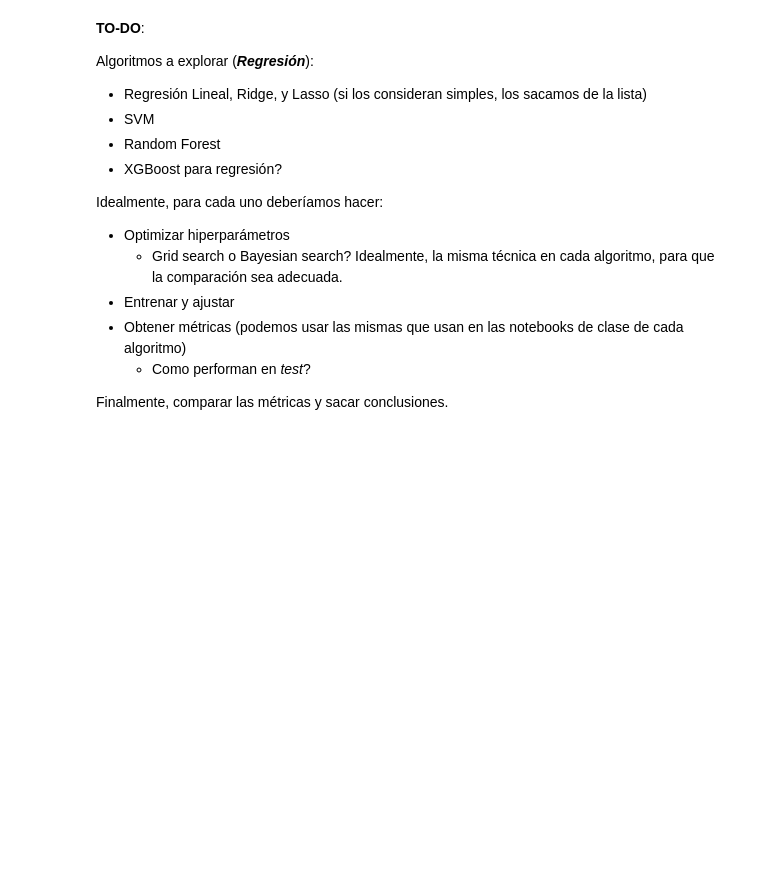
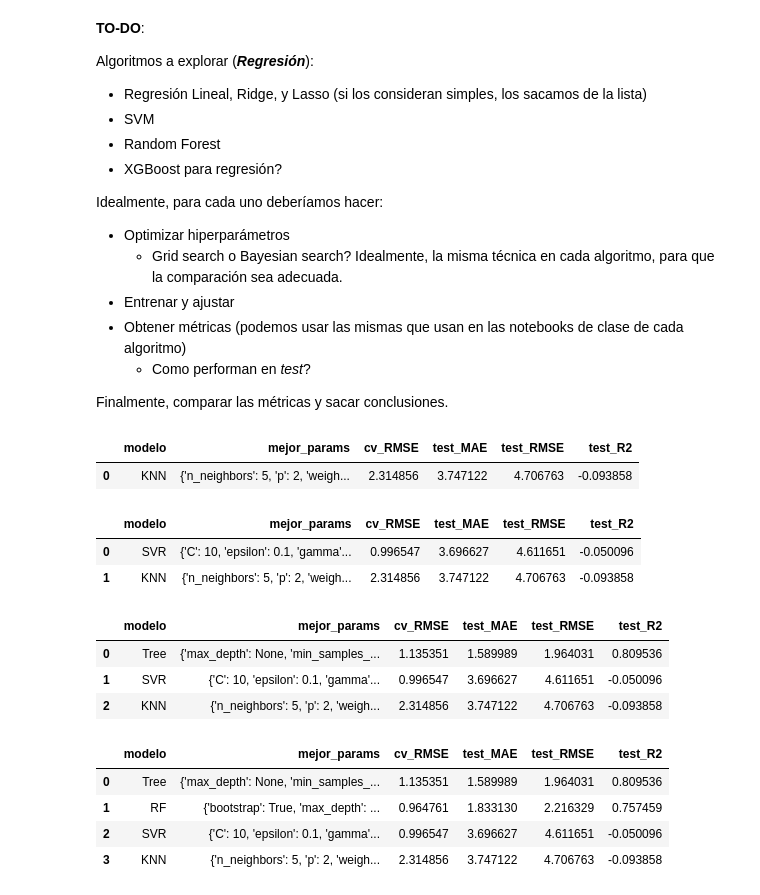
Before and after one commit to gasper-az/aprMaqI_CEIA, a Jupyter notebook: trabajo_practico/ResolucionTrabajoPractico.ipynb, the cells around one changed output. Cells and saved outputs as stored; diff of their text form; code cells hidden in the pictures; blank space fills up the shorter version.

```diff
--- a/trabajo_practico/ResolucionTrabajoPractico.ipynb
+++ b/trabajo_practico/ResolucionTrabajoPractico.ipynb
@@ -1123,0 +1228,59 @@ Finalmente, comparar las métricas y sacar conclusiones.
+# %%
+from sklearn.neighbors import KNeighborsRegressor
+
+knn = GridSearchCV(
+    KNeighborsRegressor(),
+    {"n_neighbors":[3,5,7,9,11,15,21,31], "weights":["uniform","distance"], "p":[1,2]},
+    scoring=rmse_scorer, cv=cv, n_jobs=-1, verbose=0
+)
+best_knn = eval_and_store("KNN", knn, X_train, y_train, X_test, y_test)
+# %% [output]
+|  | modelo | mejor_params | cv_RMSE | test_MAE | test_RMSE | test_R2 |
+| 0 | KNN | {'n_neighbors': 5, 'p': 2, 'weigh... | 2.314856 | 3.747122 | 4.706763 | -0.093858 |
+# %%
+from sklearn.svm import SVR
+
+svr = GridSearchCV(
+    SVR(kernel="rbf"),
+    {"C":[0.1,1,10,100,1000], "gamma":["scale","auto",1e-1,1e-2,1e-3], "epsilon":[0.1,0.2,0.3]},
+    scoring=rmse_scorer, cv=cv, n_jobs=-1, verbose=0
+)
+best_svr = eval_and_store("SVR", svr, X_train, y_train, X_test, y_test)
+# %% [output]
+|  | modelo | mejor_params | cv_RMSE | test_MAE | test_RMSE | test_R2 |
+| 0 | SVR | {'C': 10, 'epsilon': 0.1, 'gamma'... | 0.996547 | 3.696627 | 4.611651 | -0.050096 |
+| 1 | KNN | {'n_neighbors': 5, 'p': 2, 'weigh... | 2.314856 | 3.747122 | 4.706763 | -0.093858 |
+# %%
+from sklearn.tree import DecisionTreeRegressor
+
+tree = GridSearchCV(
+    DecisionTreeRegressor(random_state=random_state),
+    {"max_depth":[None,5,10,20,30], "min_samples_split":[2,5,10,20], "min_samples_leaf":[1,2,4,8]},
+    scoring=rmse_scorer, cv=cv, n_jobs=-1, verbose=0
+)
+best_tree = eval_and_store("Tree", tree, X_train, y_train, X_test, y_test)
+# %% [output]
+|  | modelo | mejor_params | cv_RMSE | test_MAE | test_RMSE | test_R2 |
+| 0 | Tree | {'max_depth': None, 'min_samples_... | 1.135351 | 1.589989 | 1.964031 | 0.809536 |
+| 1 | SVR | {'C': 10, 'epsilon': 0.1, 'gamma'... | 0.996547 | 3.696627 | 4.611651 | -0.050096 |
+| 2 | KNN | {'n_neighbors': 5, 'p': 2, 'weigh... | 2.314856 | 3.747122 | 4.706763 | -0.093858 |
+# %%
+from sklearn.ensemble import RandomForestRegressor
+
+rf = GridSearchCV(
+    RandomForestRegressor(random_state=random_state, n_jobs=-1),
+    {"n_estimators":[500,1000,1500],
+     "max_depth":[None,10,20,30],
+     "min_samples_split":[2,5,10],
+     "min_samples_leaf":[1,2,4],
+     "max_features":["sqrt","log2", None],
+     "bootstrap":[True]},
+    scoring=rmse_scorer, cv=cv, n_jobs=-1, verbose=0
+)
+best_rf = eval_and_store("RF", rf, X_train, y_train, X_test, y_test)
+# %% [output]
+|  | modelo | mejor_params | cv_RMSE | test_MAE | test_RMSE | test_R2 |
+| 0 | Tree | {'max_depth': None, 'min_samples_... | 1.135351 | 1.589989 | 1.964031 | 0.809536 |
+| 1 | RF | {'bootstrap': True, 'max_depth': ... | 0.964761 | 1.833130 | 2.216329 | 0.757459 |
+| 2 | SVR | {'C': 10, 'epsilon': 0.1, 'gamma'... | 0.996547 | 3.696627 | 4.611651 | -0.050096 |
+| 3 | KNN | {'n_neighbors': 5, 'p': 2, 'weigh... | 2.314856 | 3.747122 | 4.706763 | -0.093858 |
```
Also changed, not shown: parts of 10 cells of this notebook.
